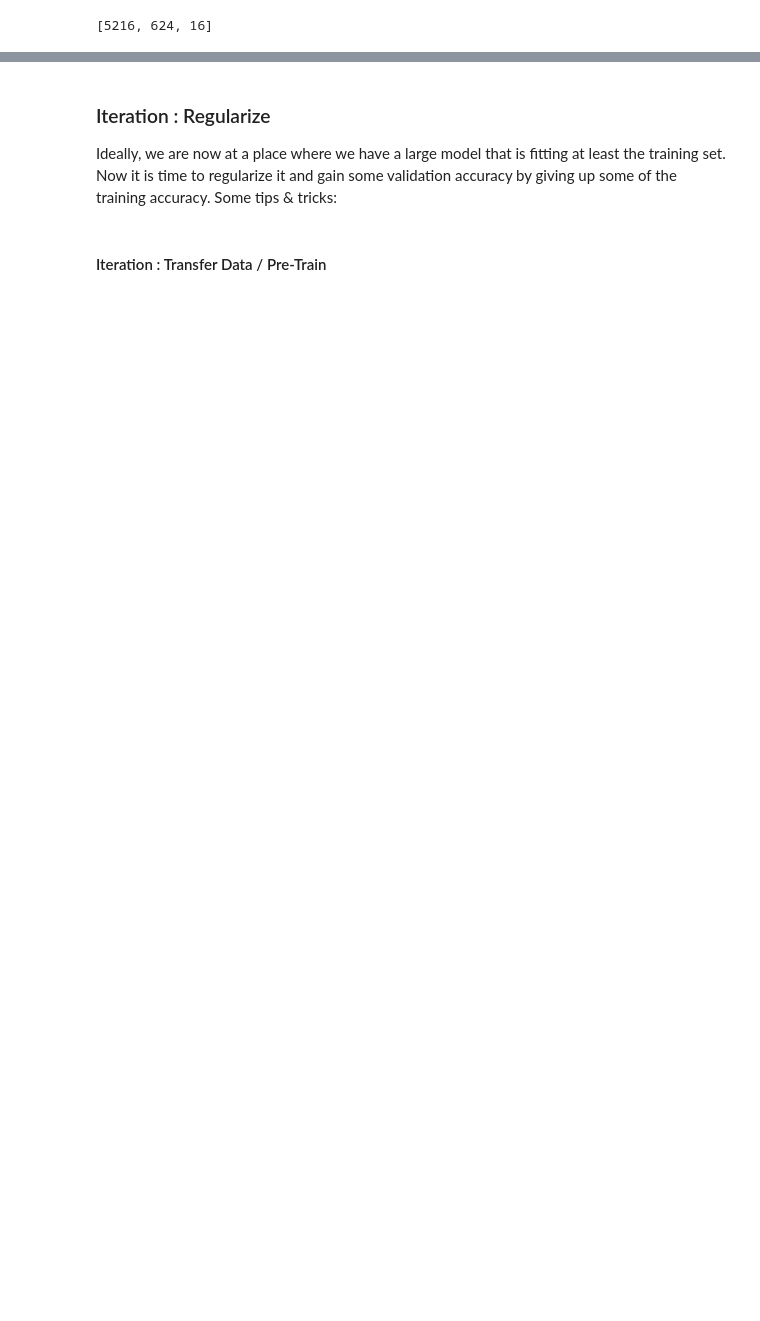
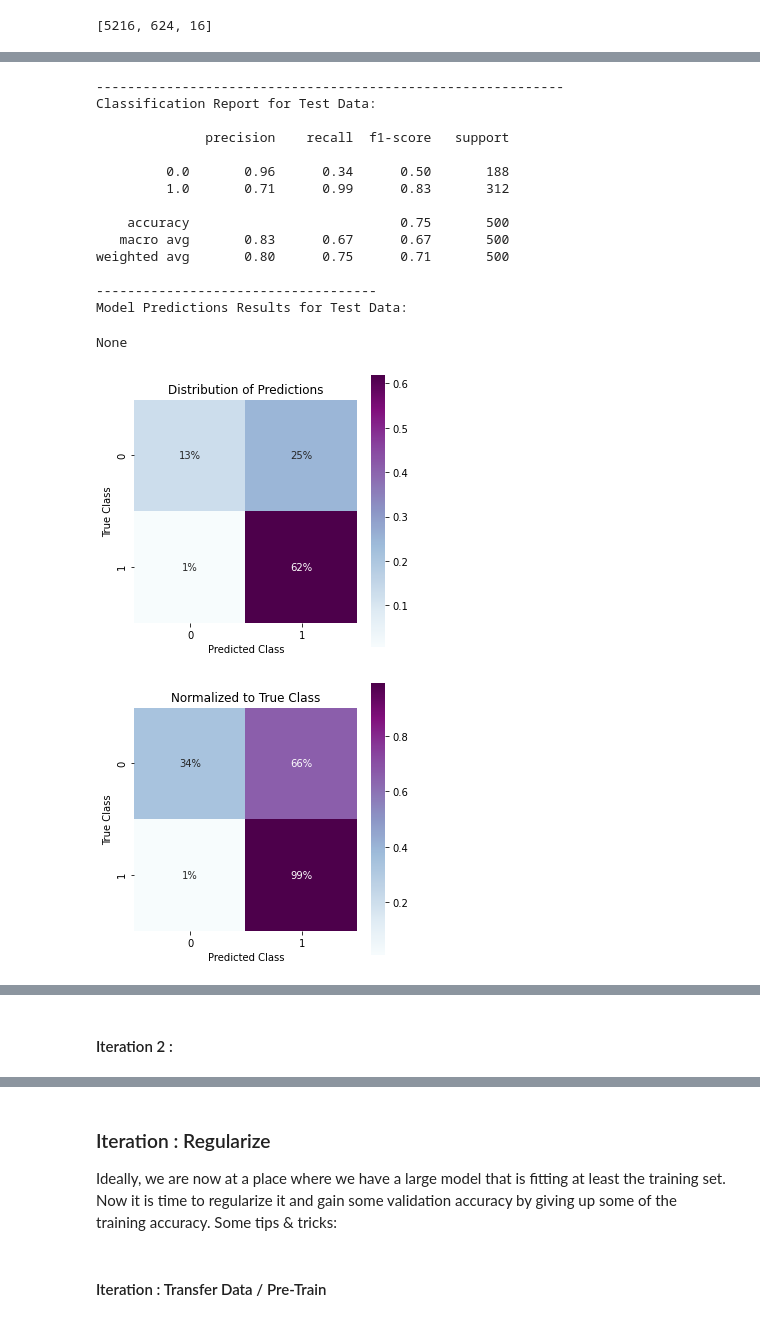
Before and after one commit to anna-dang/mod04-computer_vision_CNN, a Jupyter notebook: project_4_notebook.ipynb, the cells around one changed output, grey strips where cells are left out. Drawn from its saved outputs; the diff is of its cells as text; code cells hidden in the pictures; blank space fills up the shorter version.

```diff
--- a/project_4_notebook.ipynb
+++ b/project_4_notebook.ipynb
@@ -479,0 +392,4 @@ Build up a model that is over fit, then work on validation loss reduction. explo
+# %%
+mod_metrics = ['accuracy',
+               tf.keras.metrics.Precision(name='precision'),
+               tf.keras.metrics.Recall(name='recall')]
@@ -479,0 +491,4 @@ Build up a model that is over fit, then work on validation loss reduction. explo
+# %%
+# Verify image size plus 3 RGB channels
+input_image_size = (target_img_size[0], target_img_size[1], 3)
+input_image_size
@@ -479,0 +499,20 @@ Build up a model that is over fit, then work on validation loss reduction. explo
+# %%
+cnn1 = Sequential()
+# First Conv layer
+cnn1.add(Conv2D(64, (3, 3), input_shape = input_image_size, activation = 'relu'))
+cnn1.add(Conv2D(64, (3, 3), activation = 'relu'))
+cnn1.add(MaxPooling2D(pool_size = (2, 2)))
+# Second Conv layer
+cnn1.add(Conv2D(32, (3, 3), activation = 'relu'))
+cnn1.add(MaxPooling2D(pool_size = (2, 2)))
+# Flatten the Conv layers for input into dense layer
+cnn1.add(Flatten())
+# A hidden dense layer followed by the final binary classifying neuron
+cnn1.add(Dense(units = 64, activation = 'relu'))
+cnn1.add(Dense(units = 1, activation = 'sigmoid'))
+
+# Compile the model and check architecture
+cnn1.compile(optimizer = 'adam',
+                loss = 'binary_crossentropy',
+                metrics = mod_metrics)
+cnn1.summary()
@@ -479,0 +537,8 @@ Build up a model that is over fit, then work on validation loss reduction. explo
+# %%
+# Train the model
+history1 = cnn1.fit(train_generator,
+                              #steps_per_epoch=100,
+                              epochs=15,
+                              validation_data=val_generator,
+                              class_weight=class_weight,
+                              callbacks=call_list)
@@ -479,0 +555,23 @@ Build up a model that is over fit, then work on validation loss reduction. explo
+# %%
+# Evaluate model performance
+display(evaluate_model(cnn1, test_images, test_labels))
+plot_metrics(history1)
+plot_roc_auc(cnn1, test_images, test_labels)
+# %% [output]
+------------------------------------------------------------
+Classification Report for Test Data:
+
+              precision    recall  f1-score   support
+
+         0.0       0.96      0.34      0.50       188
+         1.0       0.71      0.99      0.83       312
+
+    accuracy                           0.75       500
+   macro avg       0.83      0.67      0.67       500
+weighted avg       0.80      0.75      0.71       500
+
+------------------------------------
+Model Predictions Results for Test Data:
+None
+[figure, added]
+[figure, added]
@@ -479,0 +588,2 @@ Build up a model that is over fit, then work on validation loss reduction. explo
+# %% [markdown]
+#### Iteration 2 :
```
Also changed, not shown: parts of 105 cells of this notebook.
